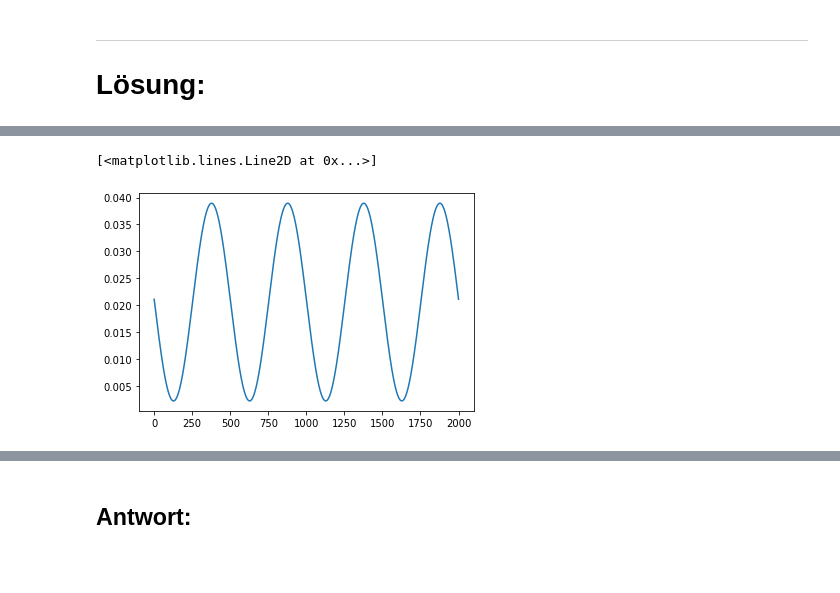
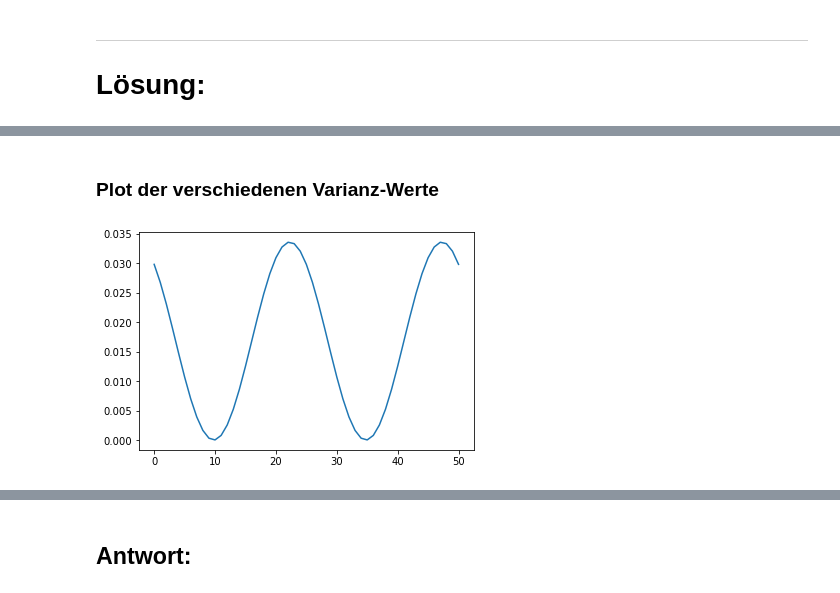
Before and after one commit to RMKruse/DataMiningInDerBioInf, a Jupyter notebook: uebung01/uebung01.ipynb, the cells around one changed output, grey strips where cells are left out. Cells and saved outputs as stored; diff of their text form; code cells hidden in the pictures; blank space fills up the shorter version.

```diff
--- a/uebung01/uebung01.ipynb
+++ b/uebung01/uebung01.ipynb
@@ -241,6 +239,6 @@ import numpy as np
 import matplotlib.pyplot as plt
 # %%
 n_points = 2
-n_dims = 3
+n_dims = 100
 x_data_mat = np.random.rand(n_points, n_dims)
 # x_data_mat.shape
@@ -278,20 +283,19 @@ x_data_mat, x_data_new_mat
 # %%
 # Test verschiedener Alphas
-alpha_vec = np.linspace(-2, 2, num=2001) * np.pi
+alpha_vec = np.linspace(0, 2*np.pi, num=51)
 ergebnisse = []
 traces = []
 for i in alpha_vec:
     temp_r = r_rot_mat(alpha_angle= i)
-    temp_tr = np.trace(temp_r)
-    traces.append(temp_tr)
-    temp_m = np.matmul(temp_r, x_data_mat)
-    temp = np.var(temp_m[0])
+    temp_mat = np.matmul(temp_r, x_data_mat)
+    temp = np.var(temp_mat[:,0])
     ergebnisse.append(temp)
+# %% [markdown]
+### Plot der verschiedenen Varianz-Werte
 # %%
-alpha_vec, ergebnisse
 # pi - opt2 = opt 1 // 9 und 19
+# Varianzen Plotten.
 plt.plot(ergebnisse)
-# plt.plot(np.pi)
+plt.show()
 # %% [output]
-[<matplotlib.lines.Line2D at 0x...>]
-[figure, old version]
+[figure, new version]
```
Also changed, not shown: parts of 24 cells of this notebook.
